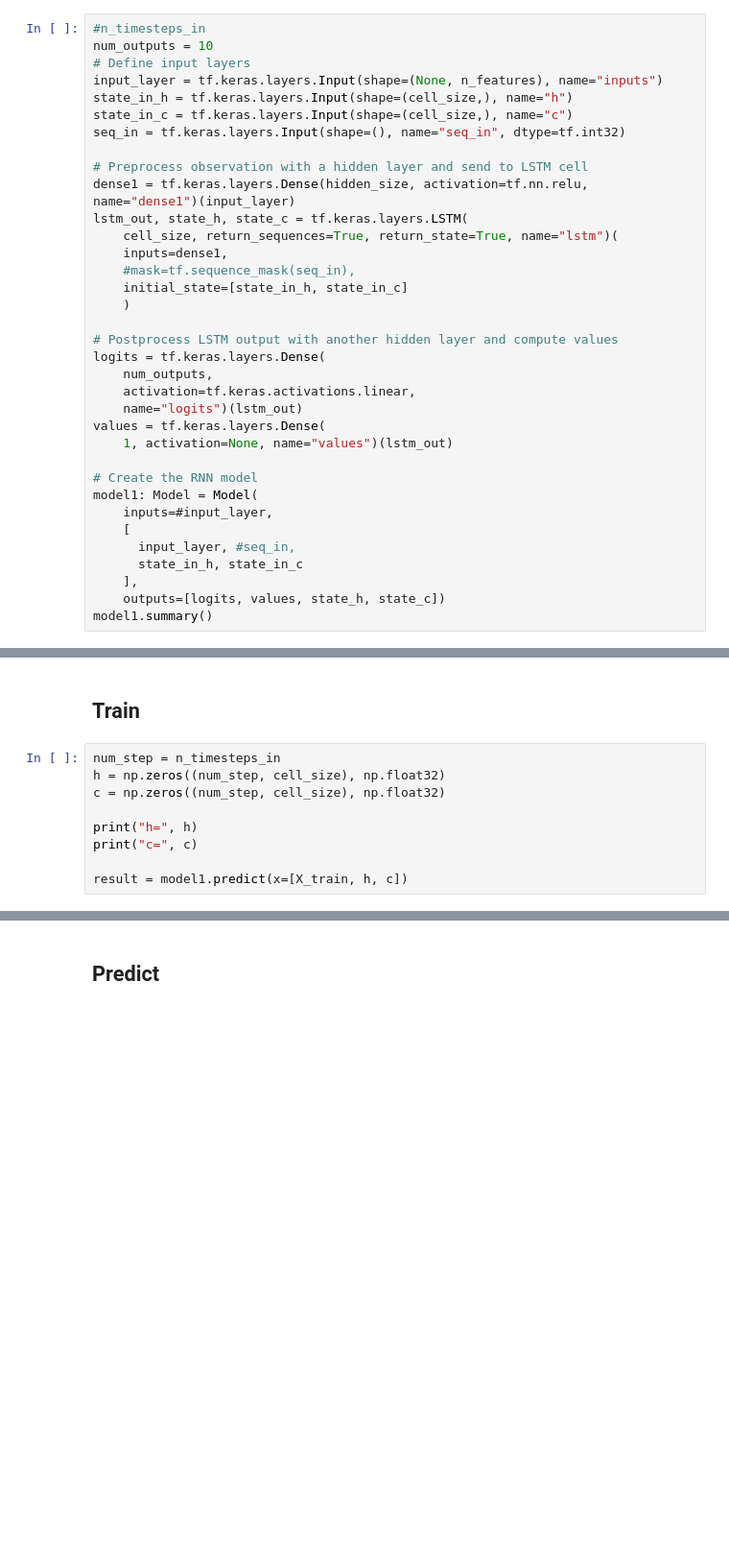
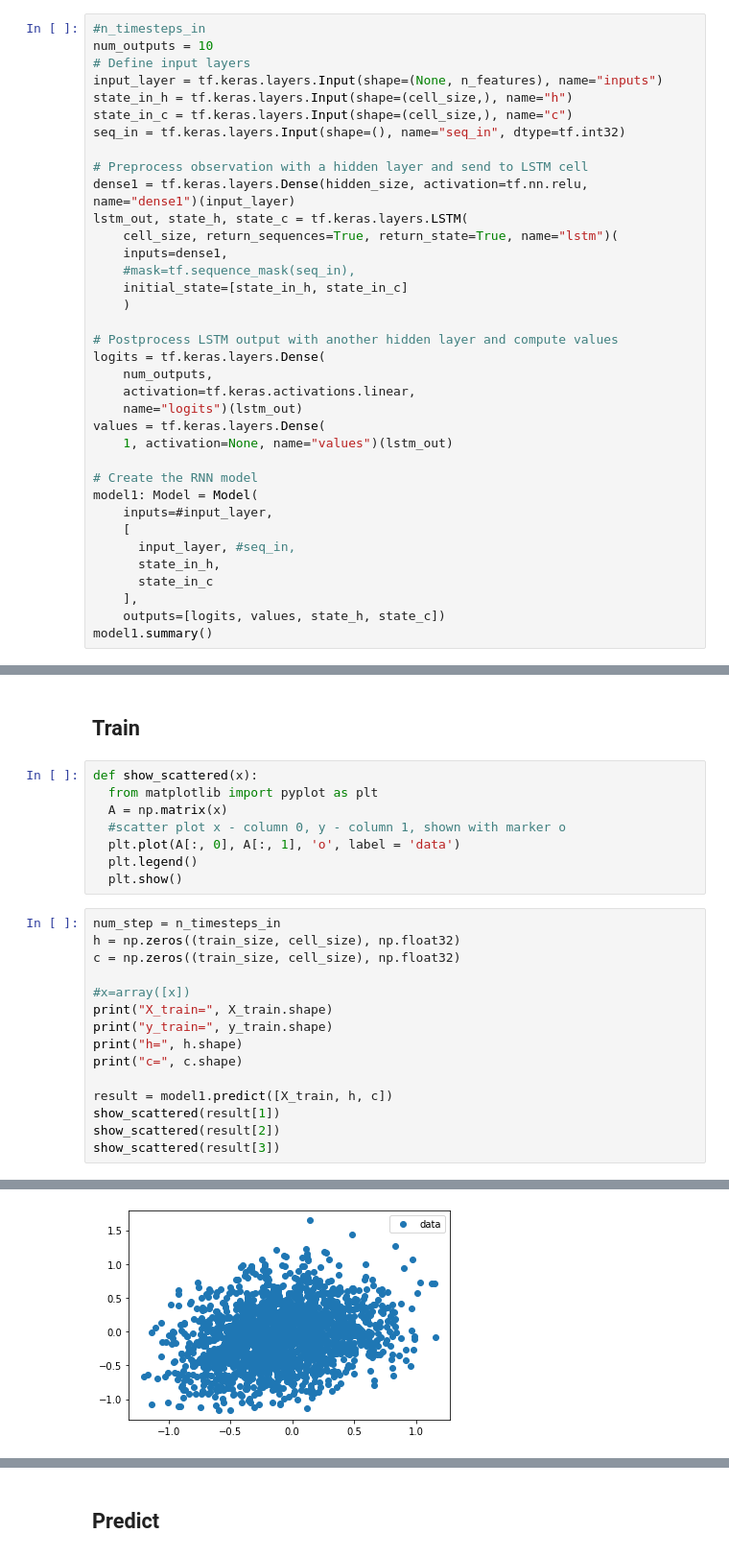
Before and after one commit to lifesboy/selks-lstm-data, a Jupyter notebook: SELKS_LSTM_Anomaly_model.ipynb, the cells around one changed output, grey strips where cells are left out. Shown at 96% size. Drawn from its saved outputs; the diff is of its cells as text; blank space fills up the shorter version.

```diff
--- a/SELKS_LSTM_Anomaly_model.ipynb
+++ b/SELKS_LSTM_Anomaly_model.ipynb
@@ -898,7 +896,8 @@ model1: Model = Model(
     inputs=#input_layer,
     [
       input_layer, #seq_in,
-      state_in_h, state_in_c
+      state_in_h,
+      state_in_c
     ],
     outputs=[logits, values, state_h, state_c])
 model1.summary()
@@ -933,12 +938,26 @@ LSTM layer output shape:  [(None, None, 32), (None, 32), (None, 32)]
 # %% [markdown]
 ## Train
+# %%
+def show_scattered(x):
+  from matplotlib import pyplot as plt
+  A = np.matrix(x)
+  #scatter plot x - column 0, y - column 1, shown with marker o
+  plt.plot(A[:, 0], A[:, 1], 'o', label = 'data')
+  plt.legend()
+  plt.show()
 # %%
 num_step = n_timesteps_in
-h = np.zeros((num_step, cell_size), np.float32)
-c = np.zeros((num_step, cell_size), np.float32)
+h = np.zeros((train_size, cell_size), np.float32)
+c = np.zeros((train_size, cell_size), np.float32)
 
-print("h=", h)
-print("c=", c)
+#x=array([x])
+print("X_train=", X_train.shape)
+print("y_train=", y_train.shape)
+print("h=", h.shape)
+print("c=", c.shape)
 
-result = model1.predict(x=[X_train, h, c])
+result = model1.predict([X_train, h, c])
+show_scattered(result[1])
+show_scattered(result[2])
+show_scattered(result[3])
 # %% [output]
@@ -961,0 +969 @@ ValueError: ignored
+[figure, added]
```
Also changed, not shown: parts of 16 cells of this notebook.
